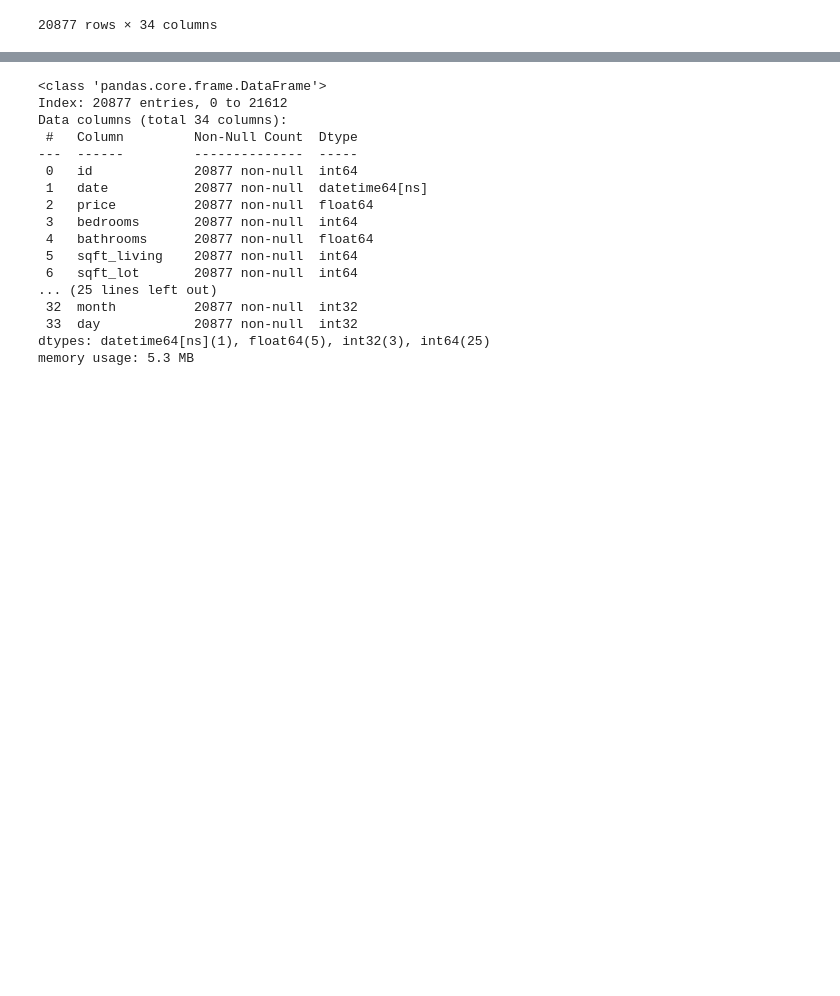
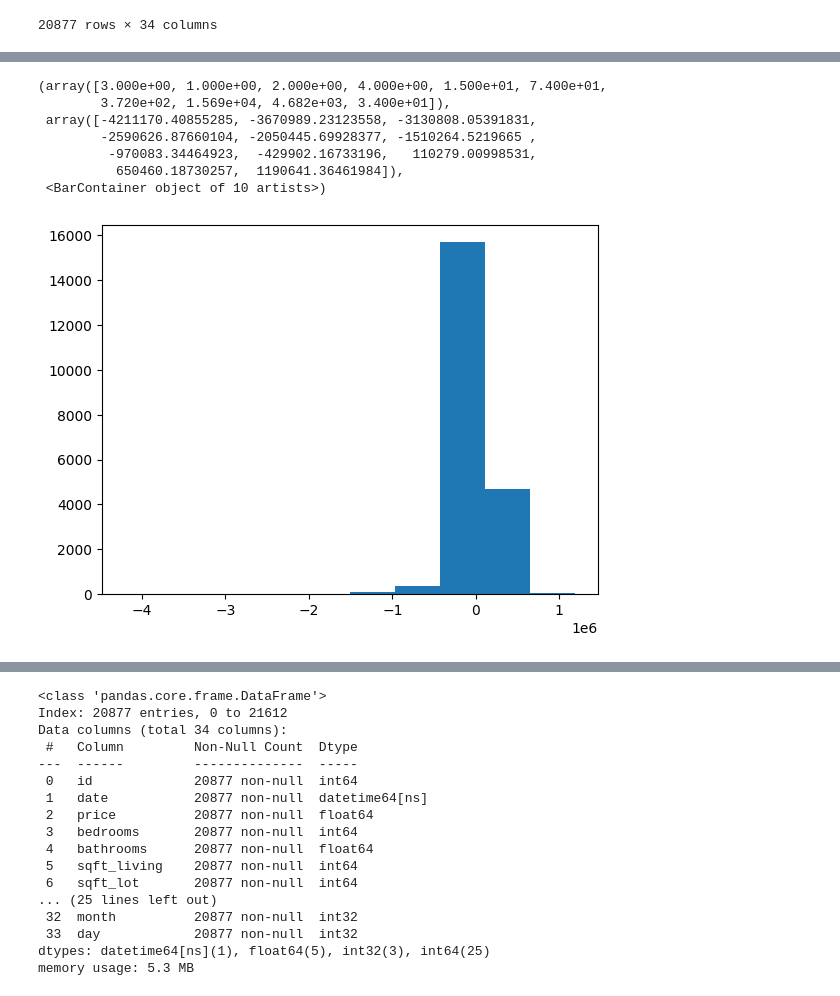
Before and after one commit to zhaobinyyds/Schulich_data_science6110, a Jupyter notebook: assignment 3.ipynb, the cells around one changed output, grey strips where cells are left out. Saved outputs shown, nothing was run; the diff lists cells and outputs as text; code cells hidden in the pictures; blank space fills up the shorter version.

```diff
--- a/assignment 3.ipynb
+++ b/assignment 3.ipynb
@@ -347,0 +387,11 @@ np.sqrt(res['sq_error'].mean())
+# %%
+plt.hist(res['error'])
+# %% [output]
+(array([3.000e+00, 1.000e+00, 2.000e+00, 4.000e+00, 1.500e+01, 7.400e+01,
+        3.720e+02, 1.569e+04, 4.682e+03, 3.400e+01]),
+ array([-4211170.40855285, -3670989.23123558, -3130808.05391831,
+        -2590626.87660104, -2050445.69928377, -1510264.5219665 ,
+         -970083.34464923,  -429902.16733196,   110279.00998531,
+          650460.18730257,  1190641.36461984]),
+ <BarContainer object of 10 artists>)
+[figure, added]
```
Also changed, not shown: parts of 70 cells of this notebook.
